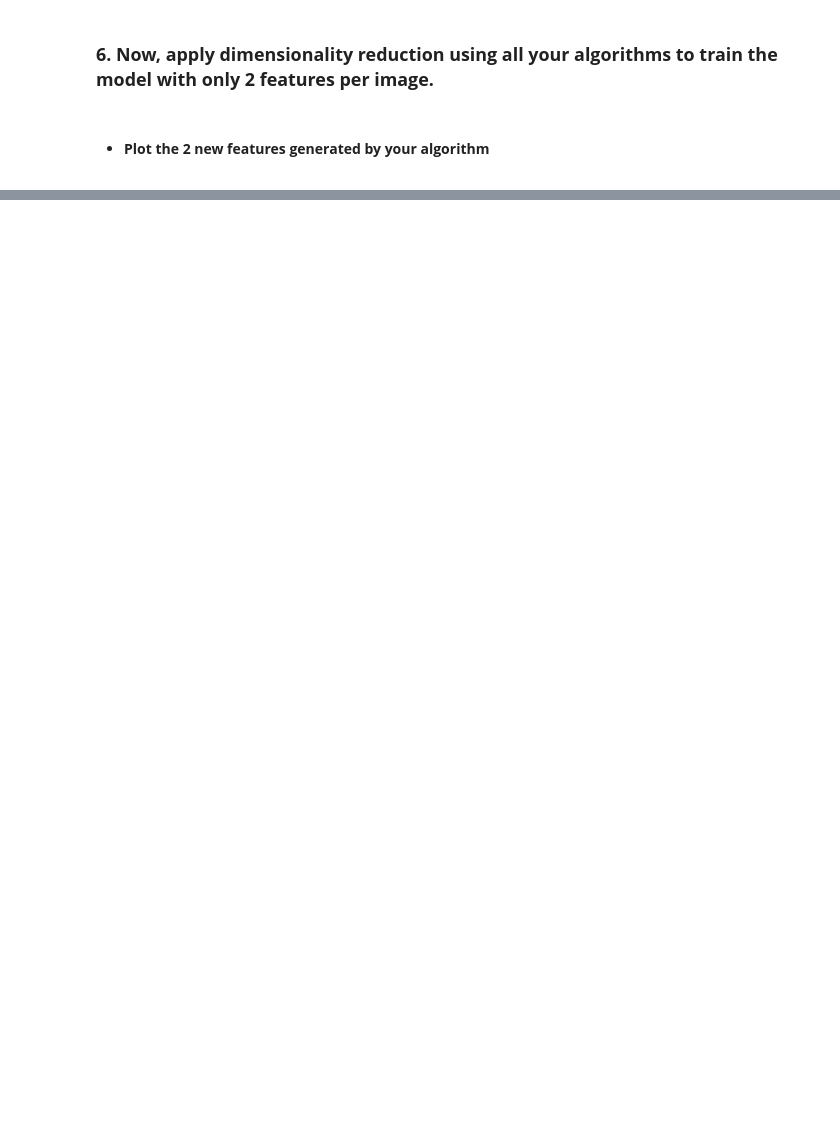
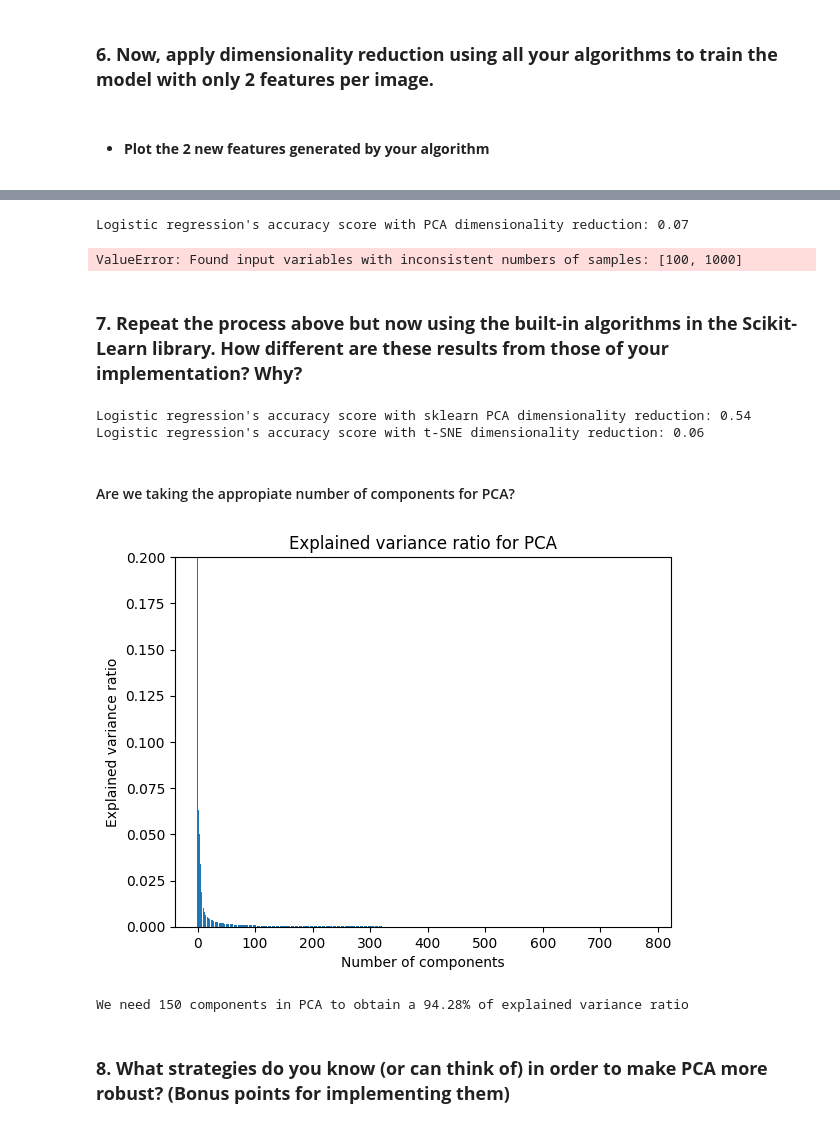
Before and after one commit to jolual2747/unsupervised_learning_workshop1, a Jupyter notebook: wokshop_development.ipynb, the cells around one changed output, grey strips where cells are left out. Drawn from its saved outputs; the diff is of its cells as text; code cells hidden in the pictures; blank space fills up the shorter version.

```diff
--- a/wokshop_development.ipynb
+++ b/wokshop_development.ipynb
@@ -312,0 +324,54 @@ X_train.shape
+# %%
+print(f"Logistic regression's accuracy score with PCA dimensionality reduction: {make_logistic_regression(X_train_PCA, y_train_s, X_test_PCA, y_test_s)}")
+print(f"Logistic regression's accuracy score with t-SNE dimensionality reduction: {make_logistic_regression(X_train_TSNE, y_train_s, X_test_TSNE, y_test_s)}")
+# %% [output]
+Logistic regression's accuracy score with PCA dimensionality reduction: 0.07
+ValueError: Found input variables with inconsistent numbers of samples: [100, 1000]
+# %% [markdown]
+### **7. Repeat the process above but now using the built-in algorithms in the Scikit-Learn library. How different are these results from those of your implementation? Why?**
+# %%
+from sklearn.manifold import TSNE as sktsne
+from sklearn.decomposition import PCA as skpca
+
+# fit with t-SNE from sklearn
+
+sk_tsne = sktsne(n_components=2)
+X_train_sk_tsne = sk_tsne.fit_transform(X_train_s)
+X_test_sk_tsne = sk_tsne.fit_transform(X_test_s)
+
+# fit with PCA from sklearn
+
+sk_pca = skpca(n_components=2)
+X_train_sk_pca = sk_pca.fit_transform(X_train_s)
+X_test_sk_pca = sk_pca.transform(X_test_s)
+
+print(f"Logistic regression's accuracy score with sklearn PCA dimensionality reduction: {make_logistic_regression(X_train_sk_pca, y_train_s, X_test_sk_pca, y_test_s)}")
+print(f"Logistic regression's accuracy score with t-SNE dimensionality reduction: {make_logistic_regression(X_train_sk_tsne, y_train_s, X_test_sk_tsne, y_test_s)}")
+# %% [output]
+Logistic regression's accuracy score with sklearn PCA dimensionality reduction: 0.54
+Logistic regression's accuracy score with t-SNE dimensionality reduction: 0.06
+# %% [markdown]
+#### Are we taking the appropiate number of components for PCA?
+# %%
+# apply PCA with whole components to obtain explained variance ratio
+sk_pca = skpca(n_components=X_train_s.shape[1])
+sk_pca.fit(X_train_s)
+
+# explained variance ratio from each component for PCA
+variance_ratio_pca = sk_pca.explained_variance_ratio_
+
+# plot PCA explained variance ratio
+plt.title('Explained variance ratio for PCA')
+plt.bar(np.arange(len(variance_ratio_pca)), variance_ratio_pca)
+plt.xlabel('Number of components')
+plt.ylabel('Explained variance ratio')
+plt.ylim(0, .2)
+plt.show()
+# %% [output]
+[figure, added]
+# %%
+print(f"We need 150 components in PCA to obtain a {variance_ratio_pca[:150].sum(axis = 0):.2%} of explained variance ratio")
+# %% [output]
+We need 150 components in PCA to obtain a 94.28% of explained variance ratio
+# %% [markdown]
+### **8. What strategies do you know (or can think of) in order to make PCA more robust? (Bonus points for implementing them)**
```
Also changed, not shown: parts of 10 cells of this notebook, 5 other files.
